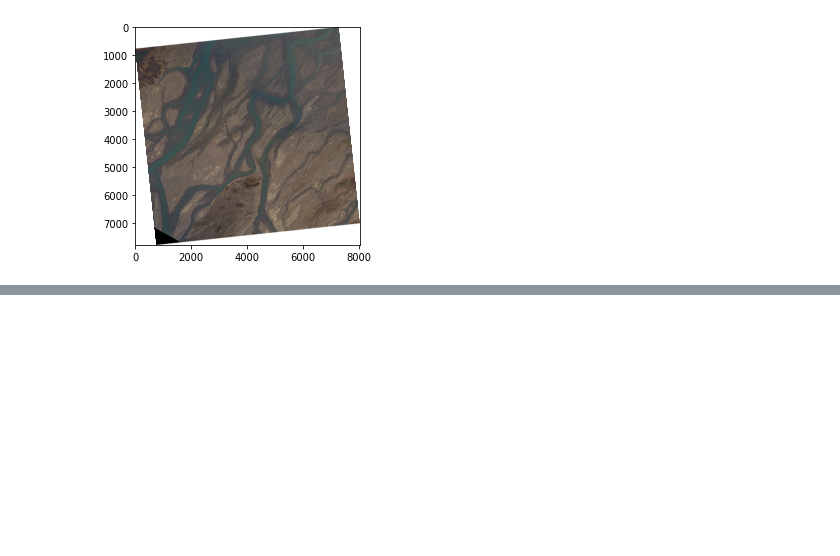
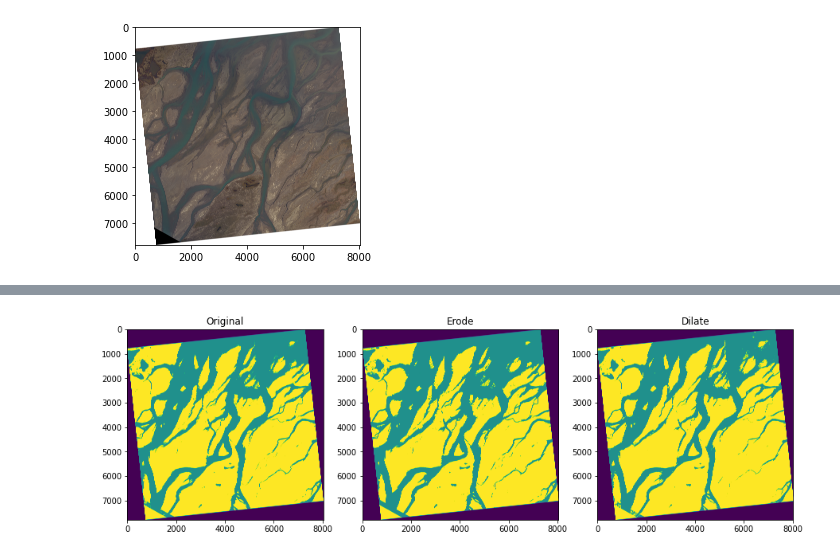
Before and after one commit to Aryal007/ml_satellite_image_segmentation, a Jupyter notebook: example_noaa_airborne.ipynb, the cells around one changed output, grey strips where cells are left out. Cells and saved outputs as stored; diff of their text form; code cells hidden in the pictures; blank space fills up the shorter version.

Commit message:
Postprocess NOAA

```diff
--- a/example_noaa_airborne.ipynb
+++ b/example_noaa_airborne.ipynb
@@ -334 +318,13 @@ all_data.view_mask(prediction)
 [figure]
+# %%
+from utils.postprocess import PostProcess
+
+pp = PostProcess()
+# %%
+filename = "./outputs/5_band13.npy"
+image = pp.read_image(filename)
+img_dilation= pp.dilation(image, kernel_size = 3, iterations=3)
+img_erosion= pp.erosion(image, kernel_size = 3, iterations=3)
+pp.view_result([image, img_erosion, img_dilation])
+# %% [output]
+[figure, added]
```
Also changed, not shown: parts of 4 cells of this notebook.
